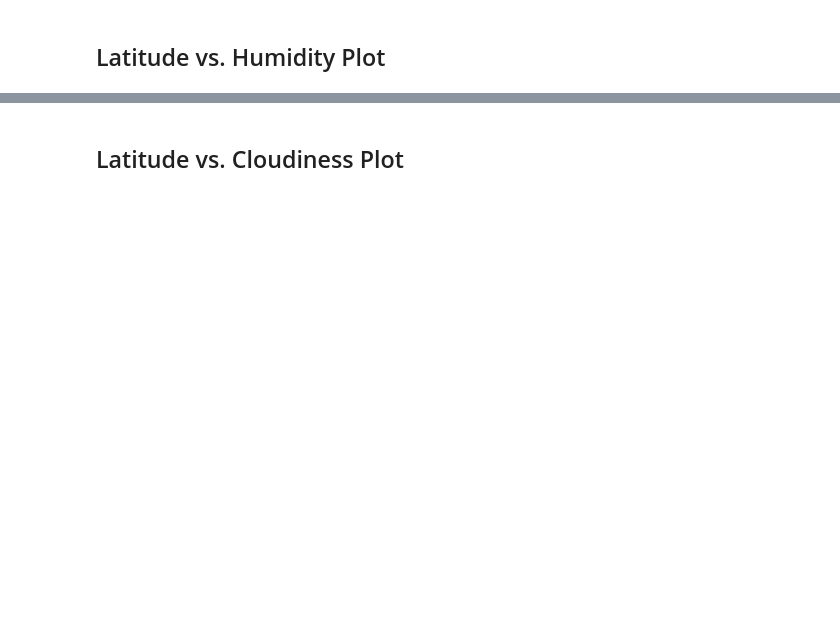
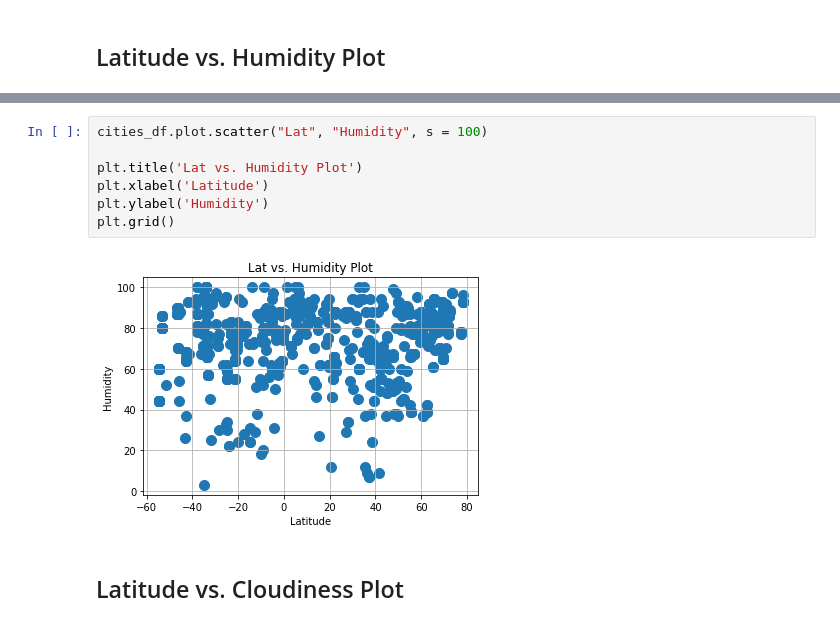
Before and after one commit to npipkins/Homework6_PythonAPI, a Jupyter notebook: WeatherPy/WeatherPy.ipynb, the cells around one changed output, grey strips where cells are left out. Saved outputs shown, nothing was run; the diff lists cells and outputs as text; blank space fills up the shorter version.

```diff
--- a/WeatherPy/WeatherPy.ipynb
+++ b/WeatherPy/WeatherPy.ipynb
@@ -130,2 +186,11 @@ Int64Index([], dtype='int64')
+# %%
+cities_df.plot.scatter("Lat", "Humidity", s = 100)
+
+plt.title('Lat vs. Humidity Plot')
+plt.xlabel('Latitude')
+plt.ylabel('Humidity')
+plt.grid()
+# %% [output]
+[figure, added]
 # %% [markdown]
 ## Latitude vs. Cloudiness Plot
```
Also changed, not shown: parts of 37 cells of this notebook, 5 other files.
